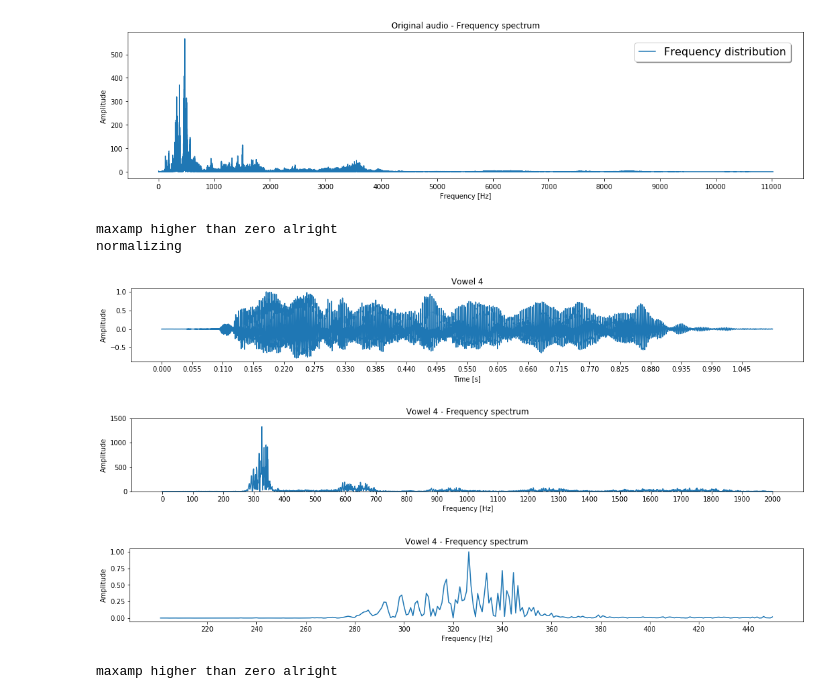
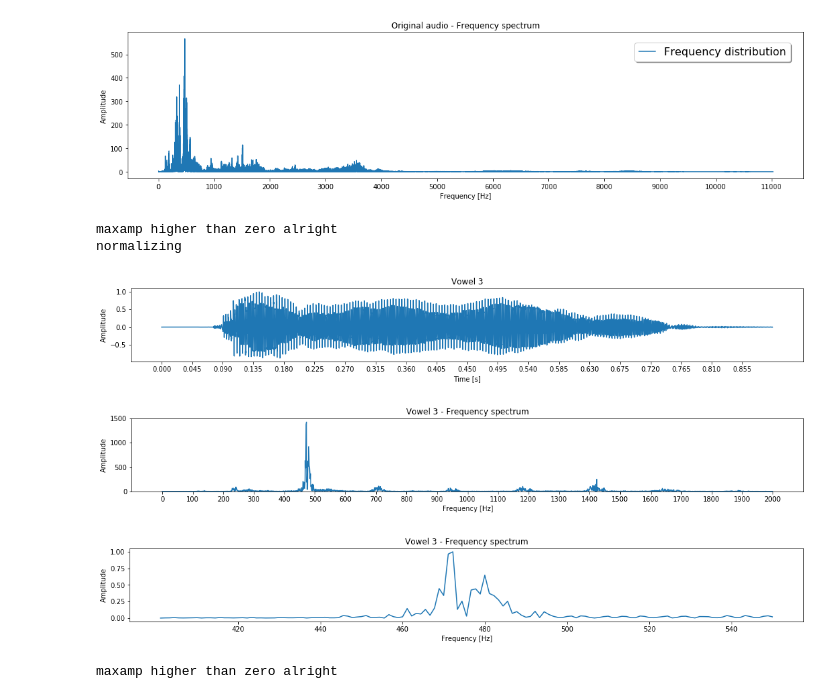
Before and after one commit to gerarddo/engineering-project, a Jupyter notebook: semiautomatic_vocal_separation.ipynb, the cells around one changed output. Drawn from its saved outputs; the diff is of its cells as text; code cells hidden in the pictures.

```diff
--- a/semiautomatic_vocal_separation.ipynb
+++ b/semiautomatic_vocal_separation.ipynb
@@ -91,43 +93,43 @@ fmin=0
 fmax=2000
 maxAmp=1500
 
-idx = 4# <------------------------------ Domain [0,4]. Change the value to navigate the vowels.
+idx = 3# <------------------------------ Domain [0,4]. Change the value to navigate the vowels.
 name = 'vowel_' + str(idx)
 current, interval, period, title = xplor.data(name, normalize=True)
 focus = [(100,550),(100,550),(150,600),(400,550),(200,450)]
 
 disp.audio(
     current,
     sampleRate,
     title,
     figsize=(18,2)
 )
 disp.spectra(
     np.fft.fft(current),
     sampleRate,
     title= title + ' - Frequency spectrum',
     step=step,
     fmin=fmin,
     fmax=fmax,
     figsize=(18,2),
     maxAmp=maxAmp
 )
 disp.spectra(
     np.fft.fft(current),
     sampleRate,
     title= title + ' - Frequency spectrum',
     step=20,
     fmin=focus[idx][0],
     fmax=focus[idx][1],
     figsize=(18,2),
     normalize=True
 )
 # %% [output]
 maxamp higher than zero alright
 normalizing
-[figure, old version]
+[figure, new version]
-[figure, old version]
+[figure, new version]
-[figure, old version]
+[figure, new version]
 # %%
 current1, interval1, period1, title1 = xplor.data('vocal_1', normalize=True)
 current2, interval2, period2, title2 = xplor.data('vocal_2', normalize=True)
```
Also changed, not shown: parts of 1 cell of this notebook, 4 other files.
